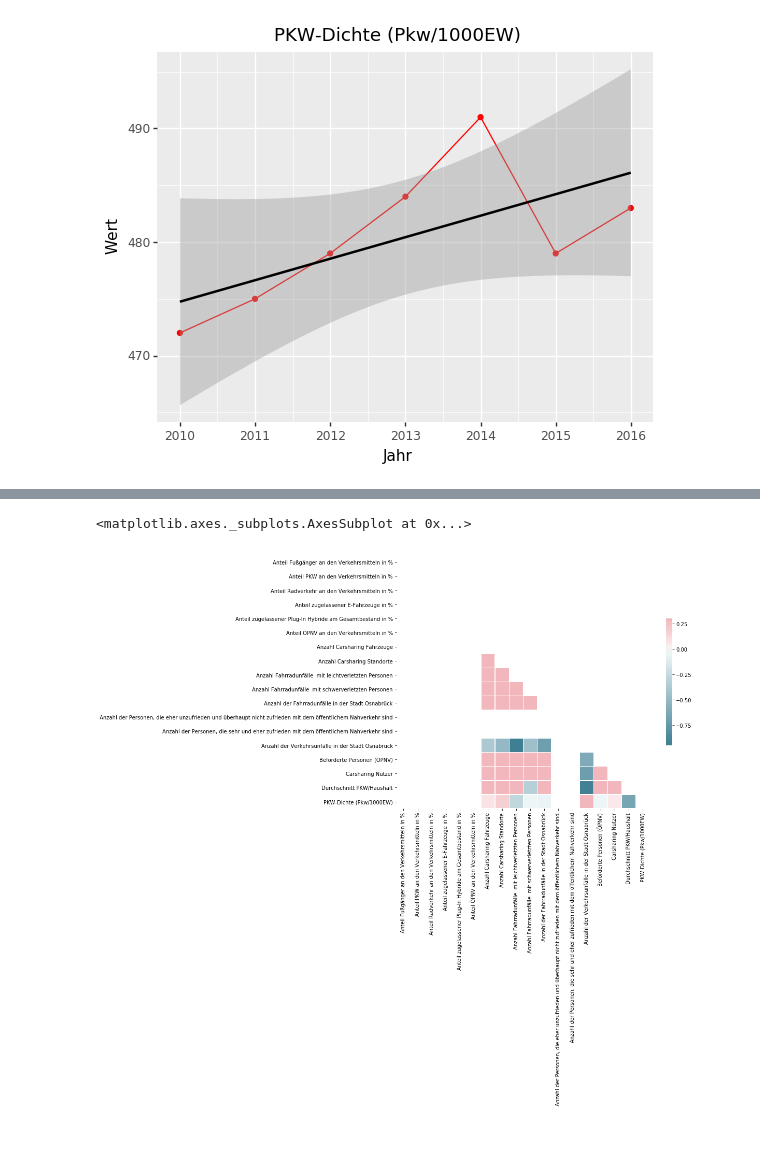
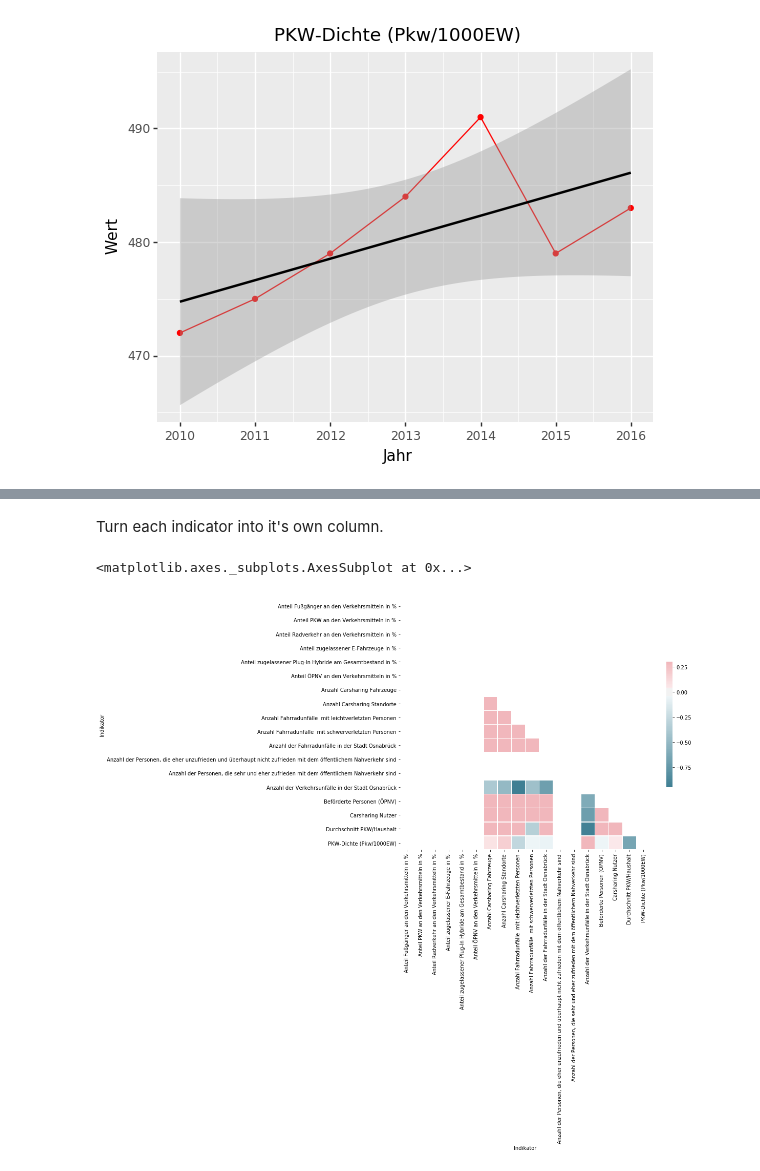
Before and after one commit to codeforosnabrueck/kosmos, a Jupyter notebook: parsing_and_analysis.ipynb, the cells around one changed output, grey strips where cells are left out. Cells and saved outputs as stored; diff of their text form; code cells hidden in the pictures; blank space fills up the shorter version.

Commit message:
Use pivot instead of custom code

```diff
--- a/parsing_and_analysis.ipynb
+++ b/parsing_and_analysis.ipynb
@@ -164,6 +162,3 @@ See the caveats in the documentation: http://pandas.pydata.org/pandas-docs/stabl
 [figure]
 [figure]
 [figure]
-# %%
-data_year_indexed = data.set_index('Jahr')
-data_year_indexed.head()
@@ -228,18 +165,22 @@ data_corr.corr()
+# %% [markdown]
+Turn each indicator into it's own column.
+# %%
+data = data.pivot(index='Jahr', columns='Indikator', values='Wert')
 # %%
-corr = data_corr.corr()
+corr = data.corr()
 # Generate a mask for the upper triangle
 mask = np.zeros_like(corr, dtype=np.bool)
 mask[np.triu_indices_from(mask)] = True
 
 # Set up the matplotlib figure
 f, ax = plt.subplots(figsize=(11, 9))
 
 # Generate a custom diverging colormap
 cmap = sns.diverging_palette(220, 10, as_cmap=True)
 
 # Draw the heatmap with the mask and correct aspect ratio
 sns.heatmap(corr, mask=mask, cmap=cmap, vmax=.3, center=0,
             square=True, linewidths=.5, cbar_kws={"shrink": .5})
 # %% [output]
 <matplotlib.axes._subplots.AxesSubplot at 0x...>
-[figure, old version]
+[figure, new version]
```
Also changed, not shown: parts of 9 cells of this notebook.
